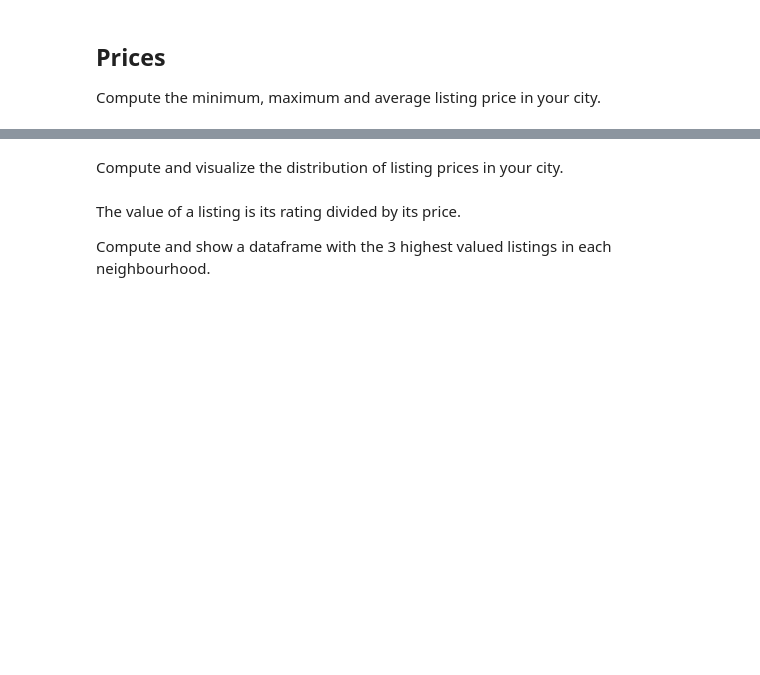
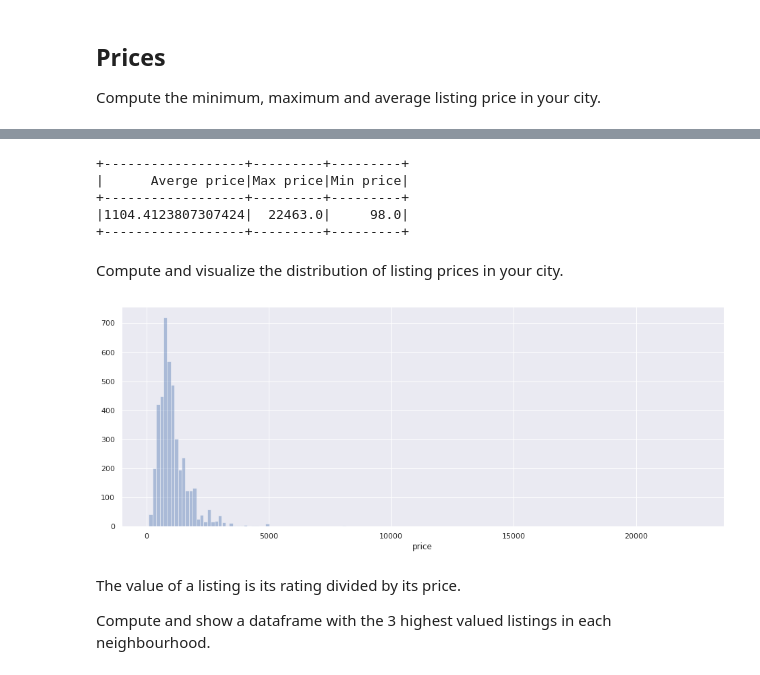
Before and after one commit to brandtoliver/Computational_Tools, a Jupyter notebook: Project 3 - Airbnb_copy.ipynb, the cells around one changed output, grey strips where cells are left out. Drawn from its saved outputs; the diff is of its cells as text; code cells hidden in the pictures; blank space fills up the shorter version.

Commit message:
Prices finished

```diff
--- a/Project 3 - Airbnb_copy.ipynb
+++ b/Project 3 - Airbnb_copy.ipynb
@@ -181,0 +196,2 @@ Compute the minimum, maximum and average listing price in your city.
+# %%
+df_s = df_s.withColumn("price", regexp_replace(f.col("price"), ",", ""))
@@ -181,0 +202,3 @@ Compute the minimum, maximum and average listing price in your city.
+# %%
+from pyspark.sql.types import *
+df_d = df_s.withColumn("price",df_s["price"].cast(DoubleType()))
@@ -182,5 +207,26 @@ Compute the minimum, maximum and average listing price in your city.
+# %%
+df_d.select(f.avg('price').alias("Averge price"), f.max('price').alias("Max price"), f.min('price').alias("Min price")).show()
+# %% [output]
++------------------+---------+---------+
+|      Averge price|Max price|Min price|
++------------------+---------+---------+
+|1104.4123807307424|  22463.0|     98.0|
++------------------+---------+---------+
 # %% [markdown]
 Compute and visualize the distribution of listing prices in your city.
+# %%
+import numpy as np
+import pandas as pd
+import seaborn as sns
+import matplotlib.pyplot as plt
+from scipy import stats
+sns.set(rc={'figure.figsize':(16,6)})
+# %%
+df_city_p = df_d.toPandas()
+# %%
+sns.distplot(df_city_p.price, kde=False, rug=False, bins=150);
+# %% [output]
+[figure, added]
 # %% [markdown]
 The value of a listing is its rating divided by its price.
 
```
Also changed, not shown: parts of 29 cells of this notebook.
